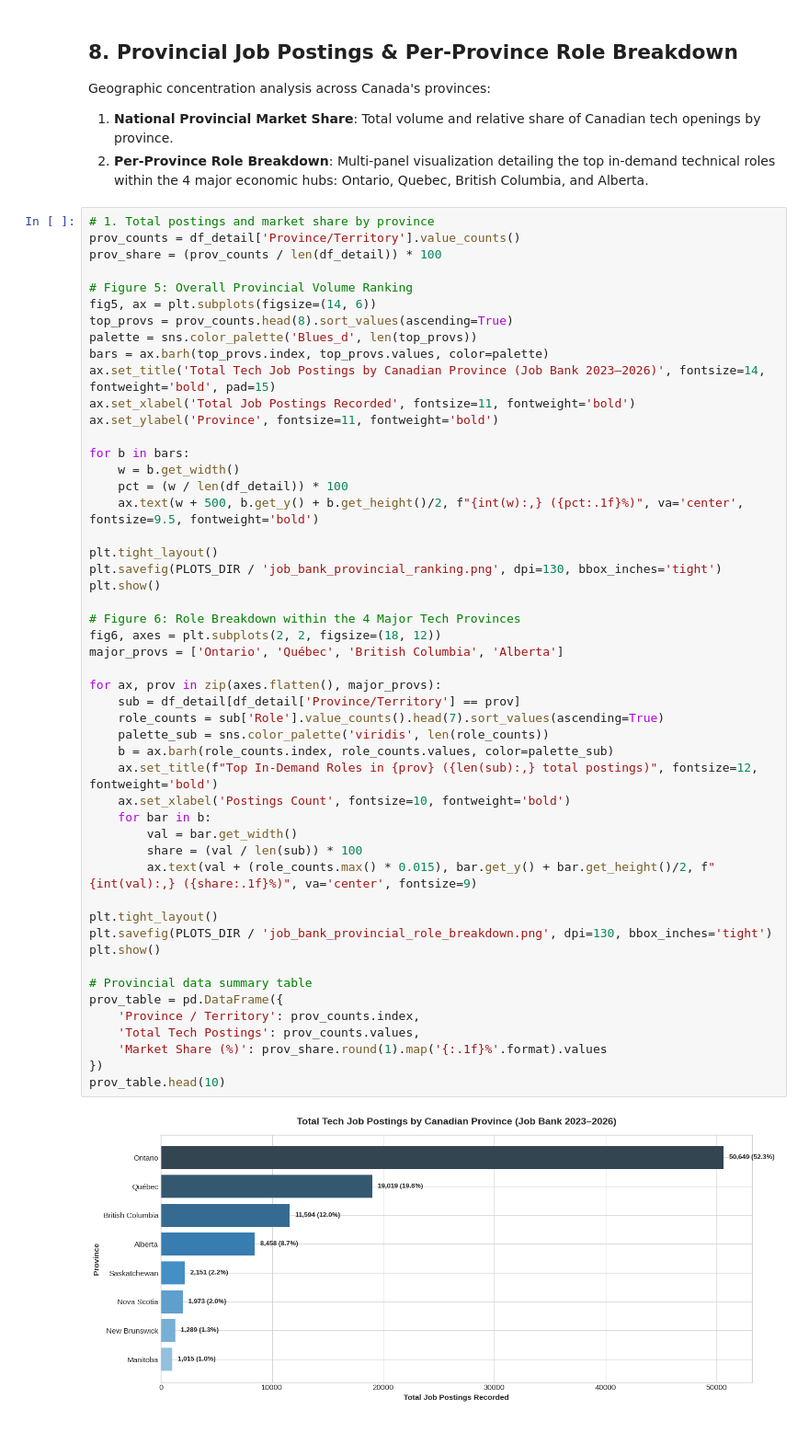
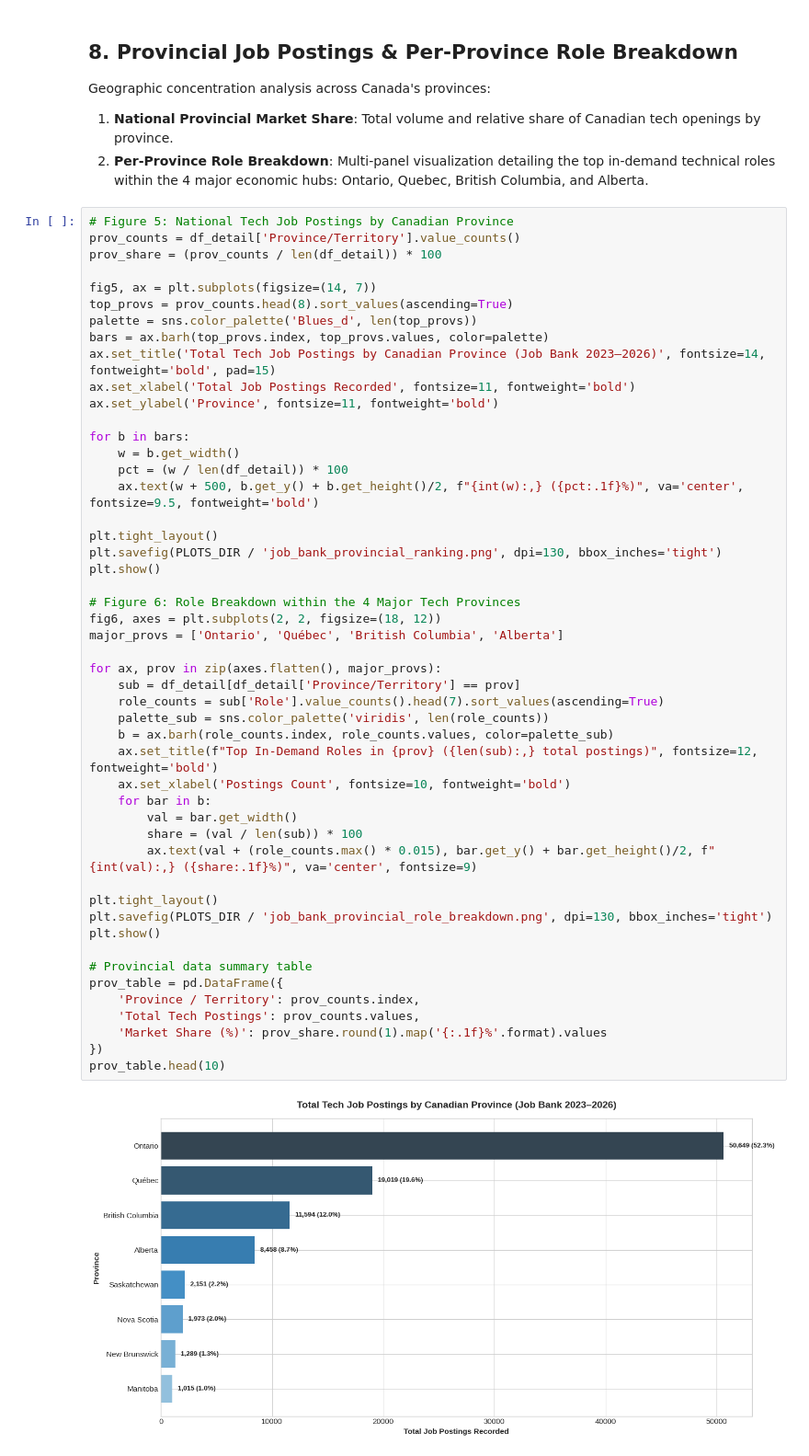
Before and after one commit to althaafsn/canada-job-market-analysis, a Jupyter notebook: data_analysis/02_job_bank/job_bank_tech_roles.ipynb, the cells around one changed output. Shown at 92% size. Drawn from its saved outputs; the diff is of its cells as text.

```diff
--- a/data_analysis/02_job_bank/job_bank_tech_roles.ipynb
+++ b/data_analysis/02_job_bank/job_bank_tech_roles.ipynb
@@ -469,12 +475,11 @@ Geographic concentration analysis across Canada's provinces:
 1. **National Provincial Market Share**: Total volume and relative share of Canadian tech openings by province.
 2. **Per-Province Role Breakdown**: Multi-panel visualization detailing the top in-demand technical roles within the 4 major economic hubs: Ontario, Quebec, British Columbia, and Alberta.
 # %%
-# 1. Total postings and market share by province
+# Figure 5: National Tech Job Postings by Canadian Province
 prov_counts = df_detail['Province/Territory'].value_counts()
 prov_share = (prov_counts / len(df_detail)) * 100
 
-# Figure 5: Overall Provincial Volume Ranking
-fig5, ax = plt.subplots(figsize=(14, 6))
+fig5, ax = plt.subplots(figsize=(14, 7))
 top_provs = prov_counts.head(8).sort_values(ascending=True)
 palette = sns.color_palette('Blues_d', len(top_provs))
 bars = ax.barh(top_provs.index, top_provs.values, color=palette)
@@ -492,34 +497,34 @@ plt.savefig(PLOTS_DIR / 'job_bank_provincial_ranking.png', dpi=130, bbox_inches=
 plt.show()
 
 # Figure 6: Role Breakdown within the 4 Major Tech Provinces
 fig6, axes = plt.subplots(2, 2, figsize=(18, 12))
 major_provs = ['Ontario', 'Québec', 'British Columbia', 'Alberta']
 
 for ax, prov in zip(axes.flatten(), major_provs):
     sub = df_detail[df_detail['Province/Territory'] == prov]
     role_counts = sub['Role'].value_counts().head(7).sort_values(ascending=True)
     palette_sub = sns.color_palette('viridis', len(role_counts))
     b = ax.barh(role_counts.index, role_counts.values, color=palette_sub)
     ax.set_title(f"Top In-Demand Roles in {prov} ({len(sub):,} total postings)", fontsize=12, fontweight='bold')
     ax.set_xlabel('Postings Count', fontsize=10, fontweight='bold')
     for bar in b:
         val = bar.get_width()
         share = (val / len(sub)) * 100
         ax.text(val + (role_counts.max() * 0.015), bar.get_y() + bar.get_height()/2, f"{int(val):,} ({share:.1f}%)", va='center', fontsize=9)
 
 plt.tight_layout()
 plt.savefig(PLOTS_DIR / 'job_bank_provincial_role_breakdown.png', dpi=130, bbox_inches='tight')
 plt.show()
 
 # Provincial data summary table
 prov_table = pd.DataFrame({
     'Province / Territory': prov_counts.index,
     'Total Tech Postings': prov_counts.values,
     'Market Share (%)': prov_share.round(1).map('{:.1f}%'.format).values
 })
 prov_table.head(10)
 # %% [output]
-[figure, old version]
+[figure, new version]
 [figure]
 |  | Province / Territory | Total Tech Postings | Market Share (%) |
 | 0 | Ontario | 50649 | 52.3% |
```
Also changed, not shown: parts of 4 cells of this notebook, 6 other files.
